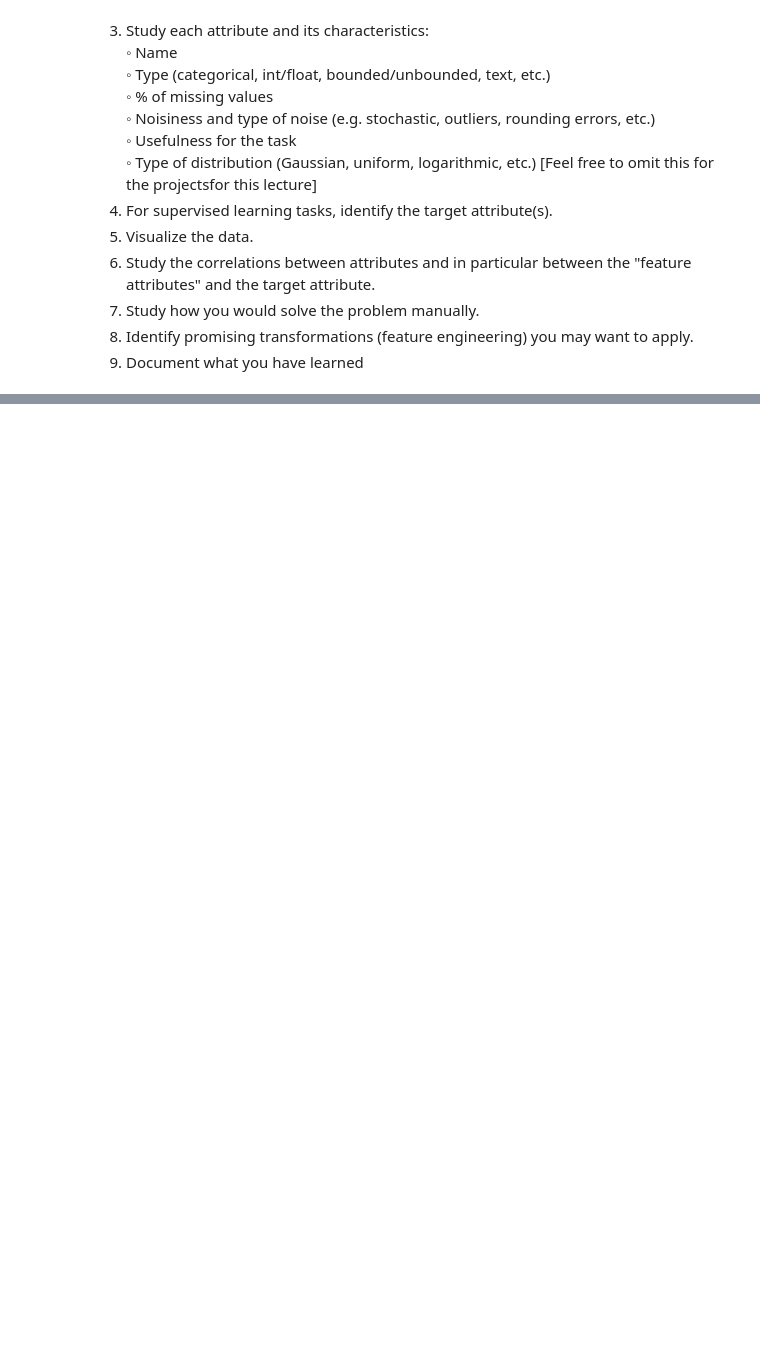
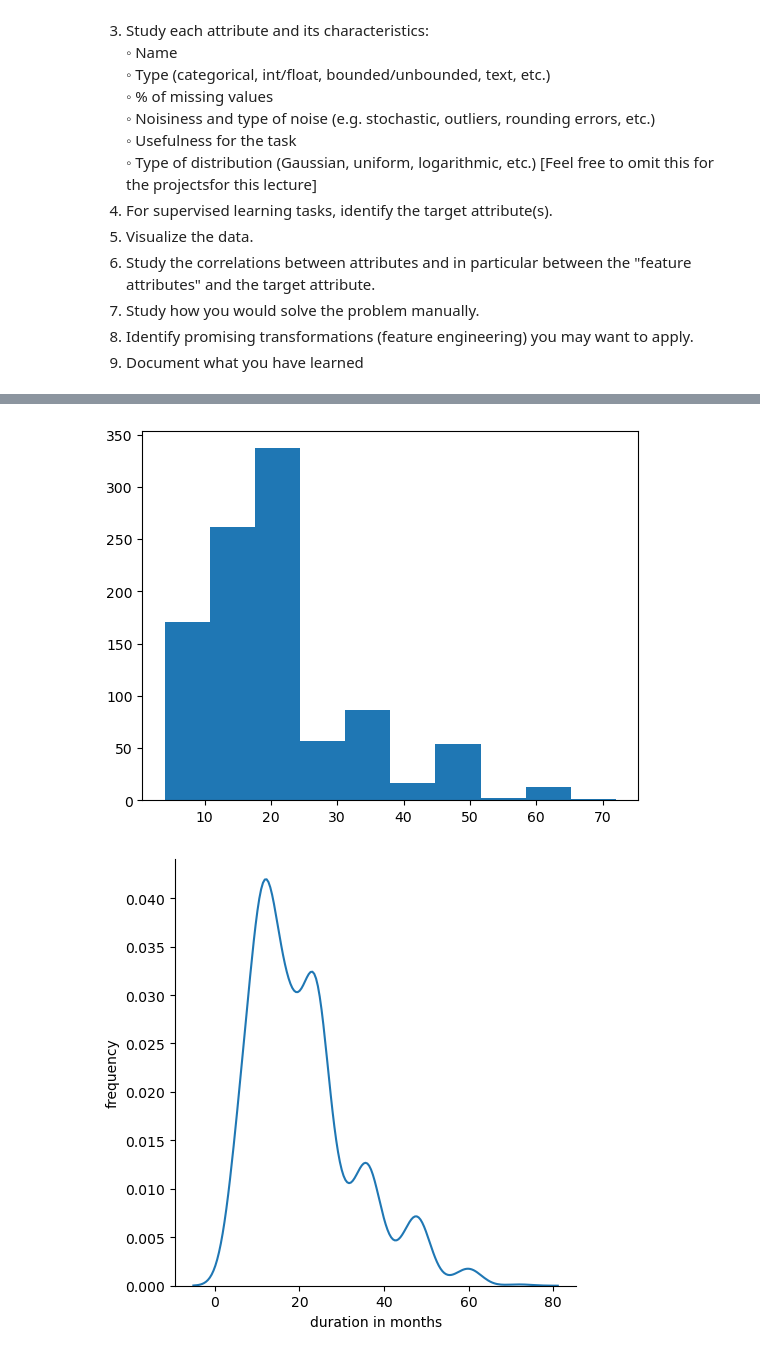
Before and after one commit to dennismgoetz/HoML-Credit-Data, a Jupyter notebook: Data Understanding.ipynb, the cells around one changed output, grey strips where cells are left out. Drawn from its saved outputs; the diff is of its cells as text; code cells hidden in the pictures; blank space fills up the shorter version.

```diff
--- a/Data Understanding.ipynb
+++ b/Data Understanding.ipynb
@@ -265,0 +372,14 @@ At least 70% accuracy.
+# %%
+import scipy.stats
+# Explore Feature "Duration in month"
+
+# Plot against the target variable to see relationship
+fig, ax = plt.subplots()
+ax.hist(data_values_dummies.iloc[:, 1])
+sns.displot(data_values_dummies.iloc[:, 1], kind = 'kde')
+plt.xlabel('duration in months')
+plt.ylabel('frequency')
+plt.show()
+# %% [output]
+[figure, added]
+[figure, added]
```
Also changed, not shown: parts of 18 cells of this notebook.
